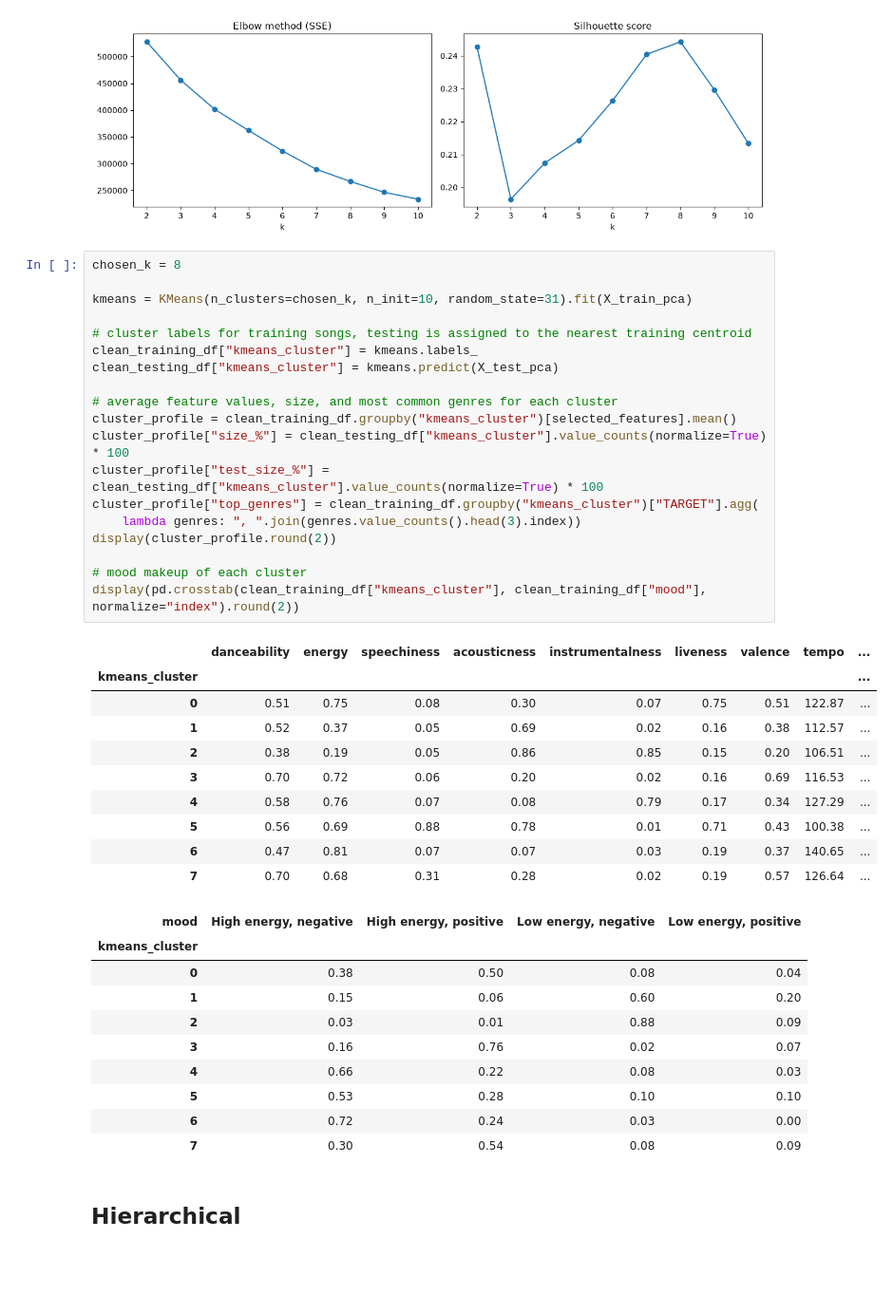
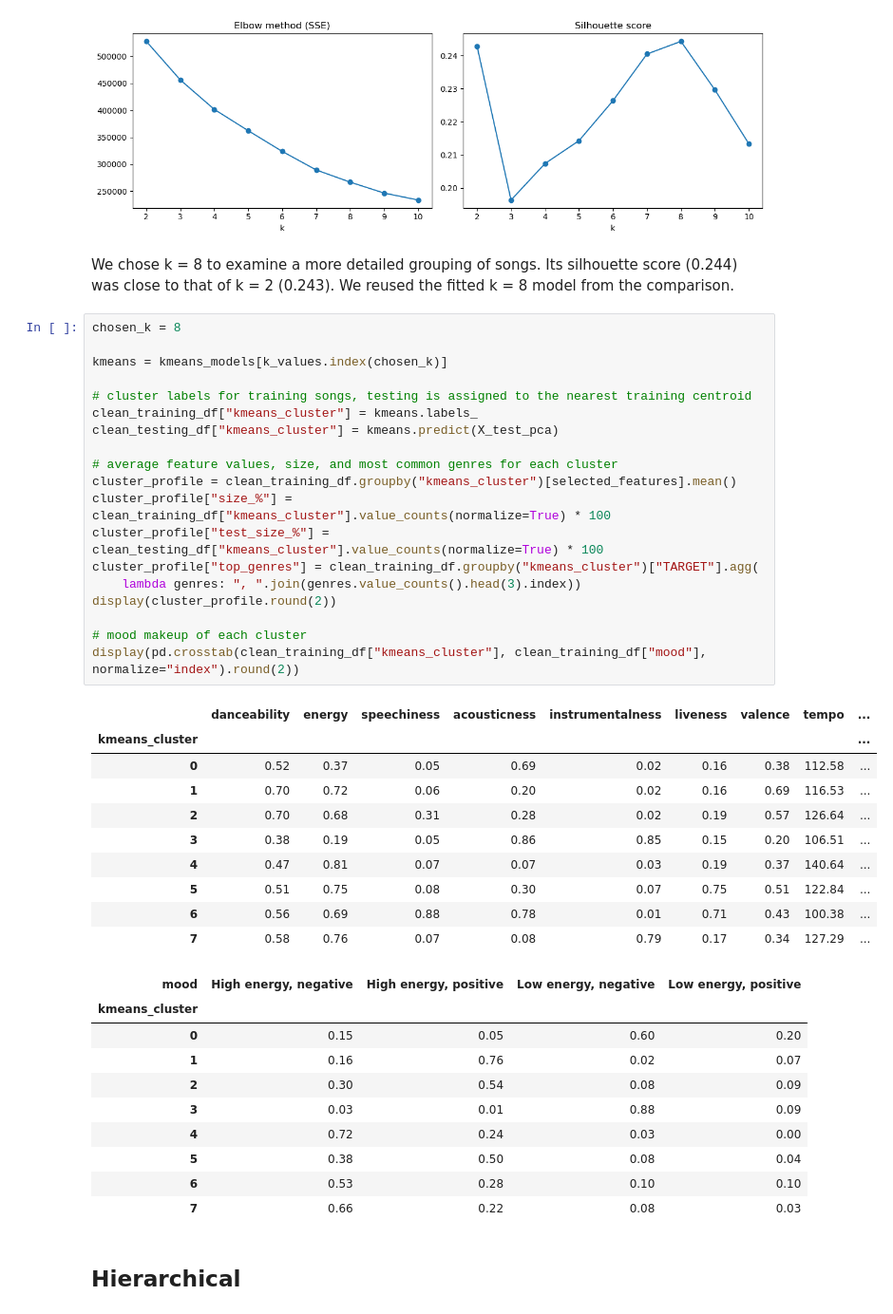
Before and after one commit to alexander-martrain/Song-Data-Mining, a Jupyter notebook: notebooks/project_cluster_cmps451.ipynb, the cells around one changed output. Shown at 95% size. Saved outputs shown, nothing was run; the diff lists cells and outputs as text; blank space fills up the shorter version.

Commit message:
Fix K-means cluster profiles and reuse evaluated model

```diff
--- a/notebooks/project_cluster_cmps451.ipynb
+++ b/notebooks/project_cluster_cmps451.ipynb
@@ -1154,46 +1154,48 @@ plt.show()
 | 7 | 9 | 246594.642 | 0.230 |
 | 8 | 10 | 233711.853 | 0.213 |
 [figure]
+# %% [markdown]
+We chose k = 8 to examine a more detailed grouping of songs. Its silhouette score (0.244) was close to that of k = 2 (0.243). We reused the fitted k = 8 model from the comparison.
 # %%
 chosen_k = 8
 
-kmeans = KMeans(n_clusters=chosen_k, n_init=10, random_state=31).fit(X_train_pca)
+kmeans = kmeans_models[k_values.index(chosen_k)]
 
 # cluster labels for training songs, testing is assigned to the nearest training centroid
 clean_training_df["kmeans_cluster"] = kmeans.labels_
 clean_testing_df["kmeans_cluster"] = kmeans.predict(X_test_pca)
 
 # average feature values, size, and most common genres for each cluster
 cluster_profile = clean_training_df.groupby("kmeans_cluster")[selected_features].mean()
-cluster_profile["size_%"] = clean_testing_df["kmeans_cluster"].value_counts(normalize=True) * 100
+cluster_profile["size_%"] = clean_training_df["kmeans_cluster"].value_counts(normalize=True) * 100
 cluster_profile["test_size_%"] = clean_testing_df["kmeans_cluster"].value_counts(normalize=True) * 100
 cluster_profile["top_genres"] = clean_training_df.groupby("kmeans_cluster")["TARGET"].agg(
     lambda genres: ", ".join(genres.value_counts().head(3).index))
 display(cluster_profile.round(2))
 
 # mood makeup of each cluster
 display(pd.crosstab(clean_training_df["kmeans_cluster"], clean_training_df["mood"], normalize="index").round(2))
 # %% [output]
 |  | danceability | energy | speechiness | acousticness | instrumentalness | liveness | valence | tempo | ... |
 | kmeans_cluster |  |  |  |  |  |  |  |  | ... |
-| 0 | 0.51 | 0.75 | 0.08 | 0.30 | 0.07 | 0.75 | 0.51 | 122.87 | ... |
-| 1 | 0.52 | 0.37 | 0.05 | 0.69 | 0.02 | 0.16 | 0.38 | 112.57 | ... |
-| 2 | 0.38 | 0.19 | 0.05 | 0.86 | 0.85 | 0.15 | 0.20 | 106.51 | ... |
-| 3 | 0.70 | 0.72 | 0.06 | 0.20 | 0.02 | 0.16 | 0.69 | 116.53 | ... |
-| 4 | 0.58 | 0.76 | 0.07 | 0.08 | 0.79 | 0.17 | 0.34 | 127.29 | ... |
-| 5 | 0.56 | 0.69 | 0.88 | 0.78 | 0.01 | 0.71 | 0.43 | 100.38 | ... |
-| 6 | 0.47 | 0.81 | 0.07 | 0.07 | 0.03 | 0.19 | 0.37 | 140.65 | ... |
-| 7 | 0.70 | 0.68 | 0.31 | 0.28 | 0.02 | 0.19 | 0.57 | 126.64 | ... |
+| 0 | 0.52 | 0.37 | 0.05 | 0.69 | 0.02 | 0.16 | 0.38 | 112.58 | ... |
+| 1 | 0.70 | 0.72 | 0.06 | 0.20 | 0.02 | 0.16 | 0.69 | 116.53 | ... |
+| 2 | 0.70 | 0.68 | 0.31 | 0.28 | 0.02 | 0.19 | 0.57 | 126.64 | ... |
+| 3 | 0.38 | 0.19 | 0.05 | 0.86 | 0.85 | 0.15 | 0.20 | 106.51 | ... |
+| 4 | 0.47 | 0.81 | 0.07 | 0.07 | 0.03 | 0.19 | 0.37 | 140.64 | ... |
+| 5 | 0.51 | 0.75 | 0.08 | 0.30 | 0.07 | 0.75 | 0.51 | 122.84 | ... |
+| 6 | 0.56 | 0.69 | 0.88 | 0.78 | 0.01 | 0.71 | 0.43 | 100.38 | ... |
+| 7 | 0.58 | 0.76 | 0.07 | 0.08 | 0.79 | 0.17 | 0.34 | 127.29 | ... |
 | mood | High energy, negative | High energy, positive | Low energy, negative | Low energy, positive |
 | kmeans_cluster |  |  |  |  |
-| 0 | 0.38 | 0.50 | 0.08 | 0.04 |
-| 1 | 0.15 | 0.06 | 0.60 | 0.20 |
-| 2 | 0.03 | 0.01 | 0.88 | 0.09 |
-| 3 | 0.16 | 0.76 | 0.02 | 0.07 |
-| 4 | 0.66 | 0.22 | 0.08 | 0.03 |
-| 5 | 0.53 | 0.28 | 0.10 | 0.10 |
-| 6 | 0.72 | 0.24 | 0.03 | 0.00 |
-| 7 | 0.30 | 0.54 | 0.08 | 0.09 |
+| 0 | 0.15 | 0.05 | 0.60 | 0.20 |
+| 1 | 0.16 | 0.76 | 0.02 | 0.07 |
+| 2 | 0.30 | 0.54 | 0.08 | 0.09 |
+| 3 | 0.03 | 0.01 | 0.88 | 0.09 |
+| 4 | 0.72 | 0.24 | 0.03 | 0.00 |
+| 5 | 0.38 | 0.50 | 0.08 | 0.04 |
+| 6 | 0.53 | 0.28 | 0.10 | 0.10 |
+| 7 | 0.66 | 0.22 | 0.08 | 0.03 |
 # %% [markdown]
 ## Hierarchical
 # %%
```
Also changed, not shown: parts of 7 cells of this notebook.
